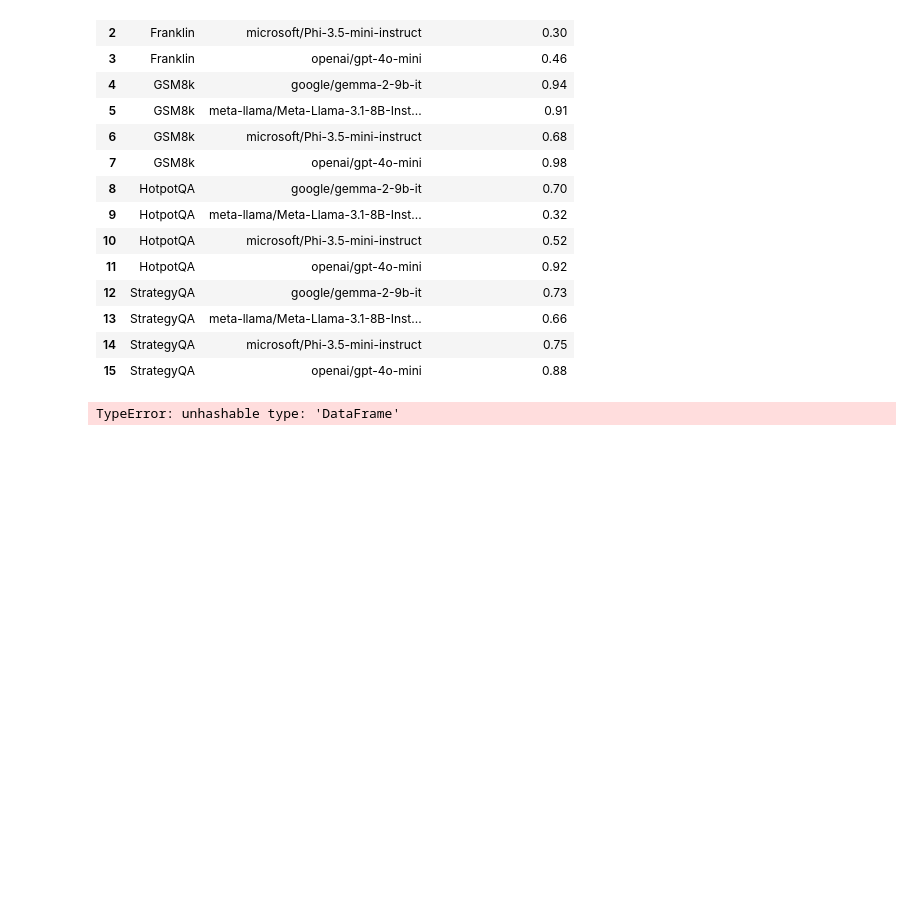
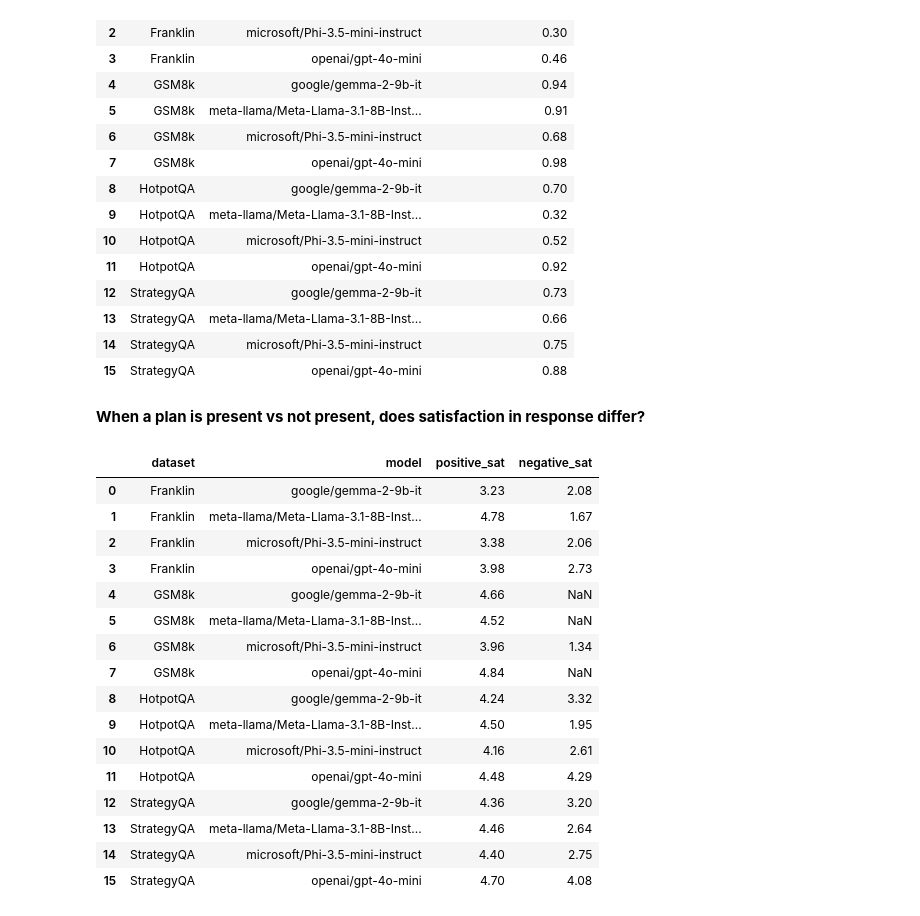
Before and after one commit to njf0/frank-llm, a Jupyter notebook: mini-project/studies/ask/results/results.ipynb, the cells around one changed output. Saved outputs shown, nothing was run; the diff lists cells and outputs as text; code cells hidden in the pictures; blank space fills up the shorter version.

```diff
--- a/mini-project/studies/ask/results/results.ipynb
+++ b/mini-project/studies/ask/results/results.ipynb
@@ -285,13 +276,60 @@ analysis.counts_gt_n(Q1, 3)
 | 13 | StrategyQA | meta-llama/Meta-Llama-3.1-8B-Inst... | 0.66 |
 | 14 | StrategyQA | microsoft/Phi-3.5-mini-instruct | 0.75 |
 | 15 | StrategyQA | openai/gpt-4o-mini | 0.88 |
-# %%
-# first turn each df into point scale 3
-for (dataset, model), df in Q2.items():
-    Q2[(dataset, model)] = analysis.t2i(df, 3)
-# use majority vote on 3 point scale
-Q2 = analysis.majority_vote(Q2)
-# get mean sat score for column in a df_dict
-Q2
-# %% [output]
-TypeError: unhashable type: 'DataFrame'
+# %% [markdown]
+**When a plan is present vs not present, does satisfaction in response differ?**
+# %%
+# first turn each df into point scale 3
+for (dataset, model), df in Q2.items():
+    Q2[(dataset, model)] = df.map(analysis.i2i)
+# use majority vote on 3 point scale
+Q2 = analysis.majority_vote(Q2)
+# get columns where all values are 3 (indicates plan present)
+Q2_plan_positive = {}
+for (dataset, model), df in Q2.items():
+    plan_positive = df.apply(lambda x: (x == 3).all(), axis=0)
+    # get cols from plan_positive where value is True
+    plan_positive = plan_positive[plan_positive == True]
+    Q2_plan_positive[(dataset, model)] = plan_positive.index
+# get columns where all values are 1 (indicates plan not present)
+Q2_plan_negative = {}
+for (dataset, model), df in Q2.items():
+    plan_negative = df.apply(lambda x: (x == 1).all(), axis=0)
+    # get cols from plan_negative where value is True
+    plan_negative = plan_negative[plan_negative == True]
+    Q2_plan_negative[(dataset, model)] = plan_negative.index
+
+# now get columns from Q3
+sat_vs_plan = []
+for (dataset, model), df in Q3.items():
+    pos_cols = Q2_plan_positive[(dataset, model)]
+    neg_cols = Q2_plan_negative[(dataset, model)]
+    sat_vs_plan.append(
+        {
+            'dataset': dataset,
+            'model': model,
+            'positive_sat': df[pos_cols].mean().mean(),
+            'negative_sat': df[neg_cols].mean().mean(),
+        }
+    )
+
+sat_vs_plan = pd.DataFrame(sat_vs_plan).round(2)
+sat_vs_plan
+# %% [output]
+|  | dataset | model | positive_sat | negative_sat |
+| 0 | Franklin | google/gemma-2-9b-it | 3.23 | 2.08 |
+| 1 | Franklin | meta-llama/Meta-Llama-3.1-8B-Inst... | 4.78 | 1.67 |
+| 2 | Franklin | microsoft/Phi-3.5-mini-instruct | 3.38 | 2.06 |
+| 3 | Franklin | openai/gpt-4o-mini | 3.98 | 2.73 |
+| 4 | GSM8k | google/gemma-2-9b-it | 4.66 | NaN |
+| 5 | GSM8k | meta-llama/Meta-Llama-3.1-8B-Inst... | 4.52 | NaN |
+| 6 | GSM8k | microsoft/Phi-3.5-mini-instruct | 3.96 | 1.34 |
+| 7 | GSM8k | openai/gpt-4o-mini | 4.84 | NaN |
+| 8 | HotpotQA | google/gemma-2-9b-it | 4.24 | 3.32 |
+| 9 | HotpotQA | meta-llama/Meta-Llama-3.1-8B-Inst... | 4.50 | 1.95 |
+| 10 | HotpotQA | microsoft/Phi-3.5-mini-instruct | 4.16 | 2.61 |
+| 11 | HotpotQA | openai/gpt-4o-mini | 4.48 | 4.29 |
+| 12 | StrategyQA | google/gemma-2-9b-it | 4.36 | 3.20 |
+| 13 | StrategyQA | meta-llama/Meta-Llama-3.1-8B-Inst... | 4.46 | 2.64 |
+| 14 | StrategyQA | microsoft/Phi-3.5-mini-instruct | 4.40 | 2.75 |
+| 15 | StrategyQA | openai/gpt-4o-mini | 4.70 | 4.08 |
```
Also changed, not shown: parts of 5 cells of this notebook, 8 other files.
